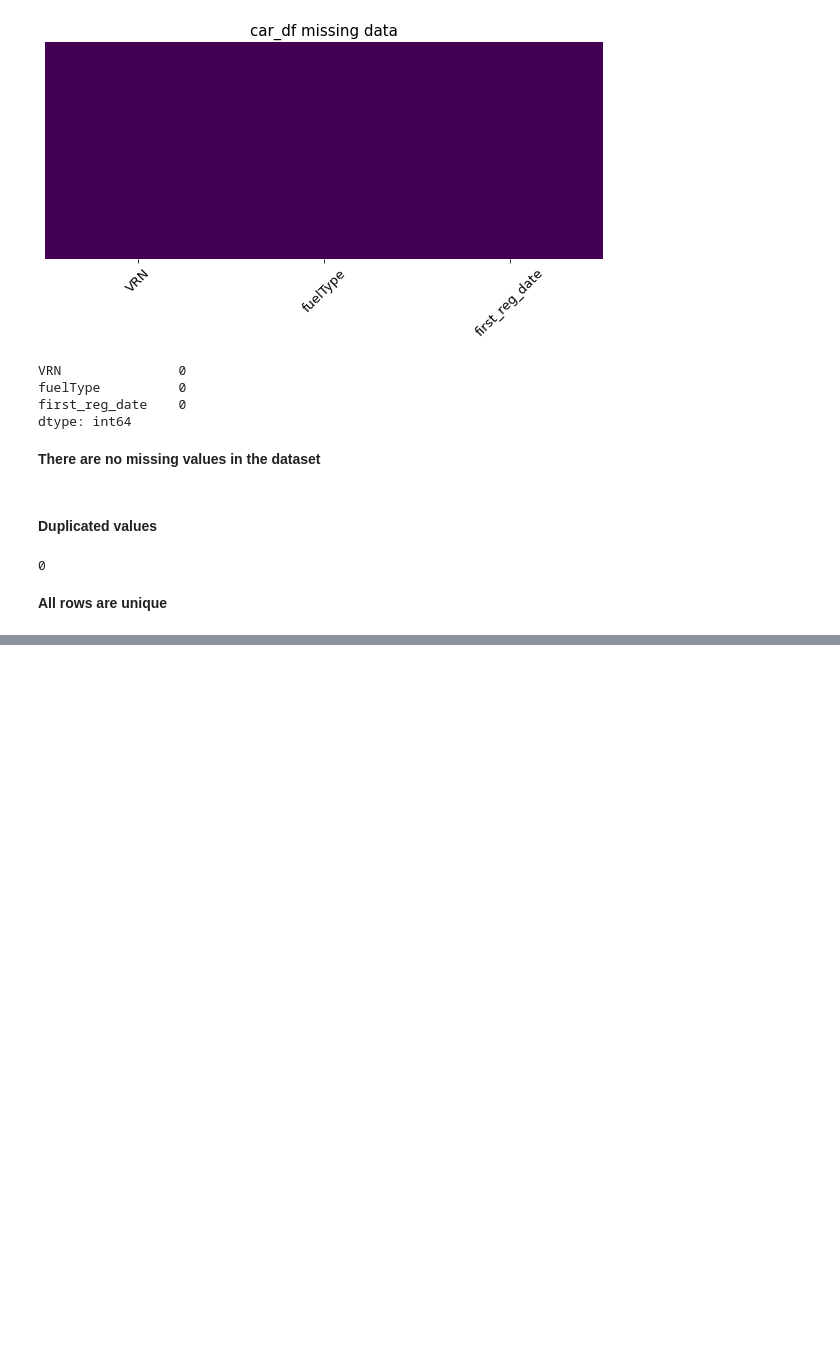
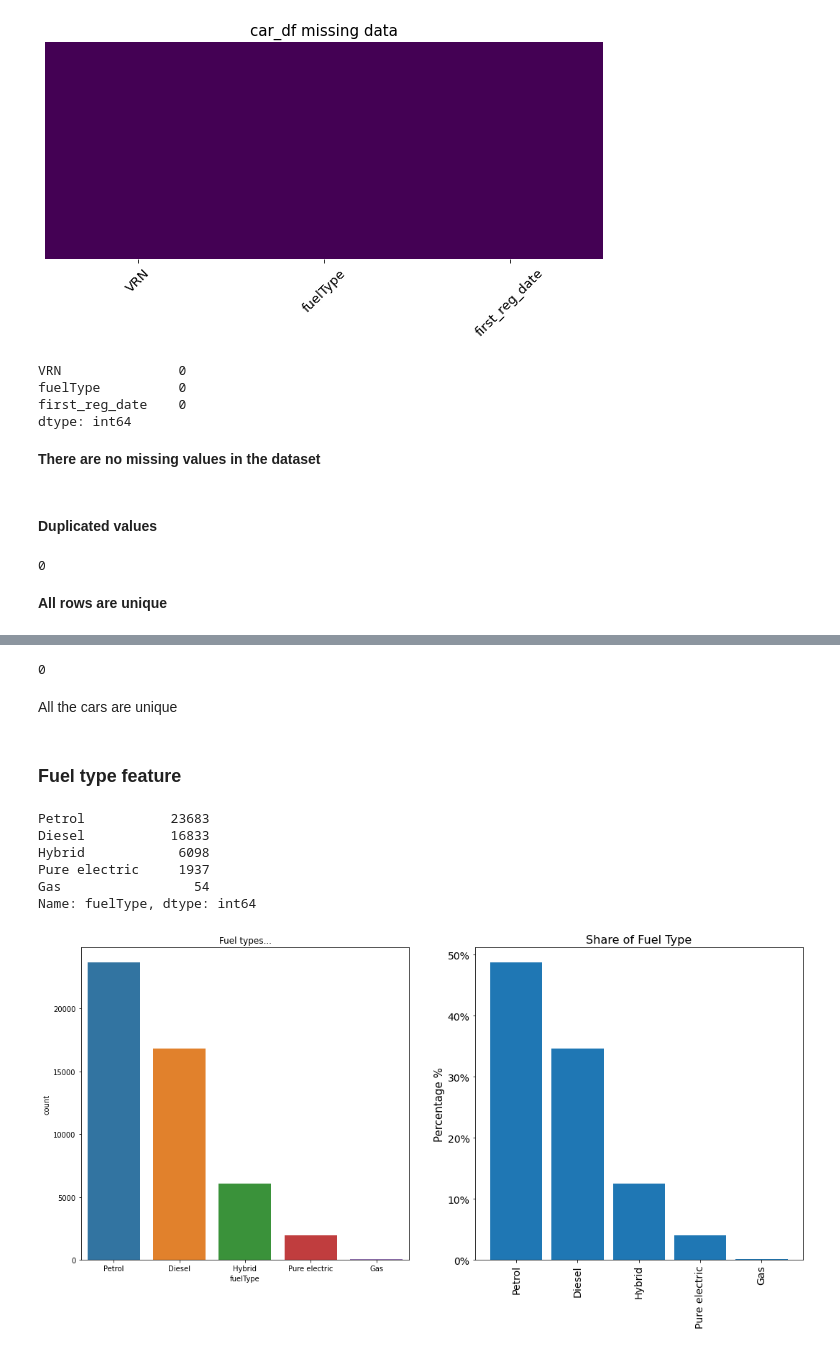
Before and after one commit to KwstasMCPU/NewAutoMotive, a Jupyter notebook: new_auto_task.ipynb, the cells around one changed output, grey strips where cells are left out. Cells and saved outputs as stored; diff of their text form; code cells hidden in the pictures; blank space fills up the shorter version.

```diff
--- a/new_auto_task.ipynb
+++ b/new_auto_task.ipynb
@@ -74,0 +77,17 @@ car_df.duplicated(keep=False).sum()
+# %%
+car_df.VRN.duplicated(keep=False).sum()
+# %% [output]
+0
+# %% [markdown]
+All the cars are unique
+# %% [markdown]
+### Fuel type feature
+# %%
+car_df.fuelType.value_counts()
+# %% [output]
+Petrol           23683
+Diesel           16833
+Hybrid            6098
+Pure electric     1937
+Gas                 54
+Name: fuelType, dtype: int64
@@ -74,0 +96,18 @@ car_df.duplicated(keep=False).sum()
+# %%
+fig, axes = plt.subplots(1,2,figsize=(18,8))
+ax1 = sns.countplot(x = 'fuelType',
+                    data = car_df,
+                    order = car_df.fuelType.value_counts().index, # ordering the bars based on their count (most common type is ordered first)
+                    ax = axes[0])
+ax1.set_title('Fuel types...')
+#####
+ax2 = (car_df.fuelType.value_counts() / len(car_df)).plot(kind='bar',
+                                                          width = 0.85,
+                                                          ax=axes[1])
+ax2.set_title('Share of Fuel Type', fontsize=16)
+#ax2.set_xticklabels(labels=['A','B','C','D'],rotation = 'horizontal')
+ax2.set_ylabel('Percentage %', fontsize=15)
+ax2.set_yticklabels(['{:.0%}'.format(x) for x in ax2.get_yticks()])
+ax2.tick_params(labelsize=14);
+# %% [output]
+[figure, added]
```
Also changed, not shown: parts of 2 cells of this notebook.
